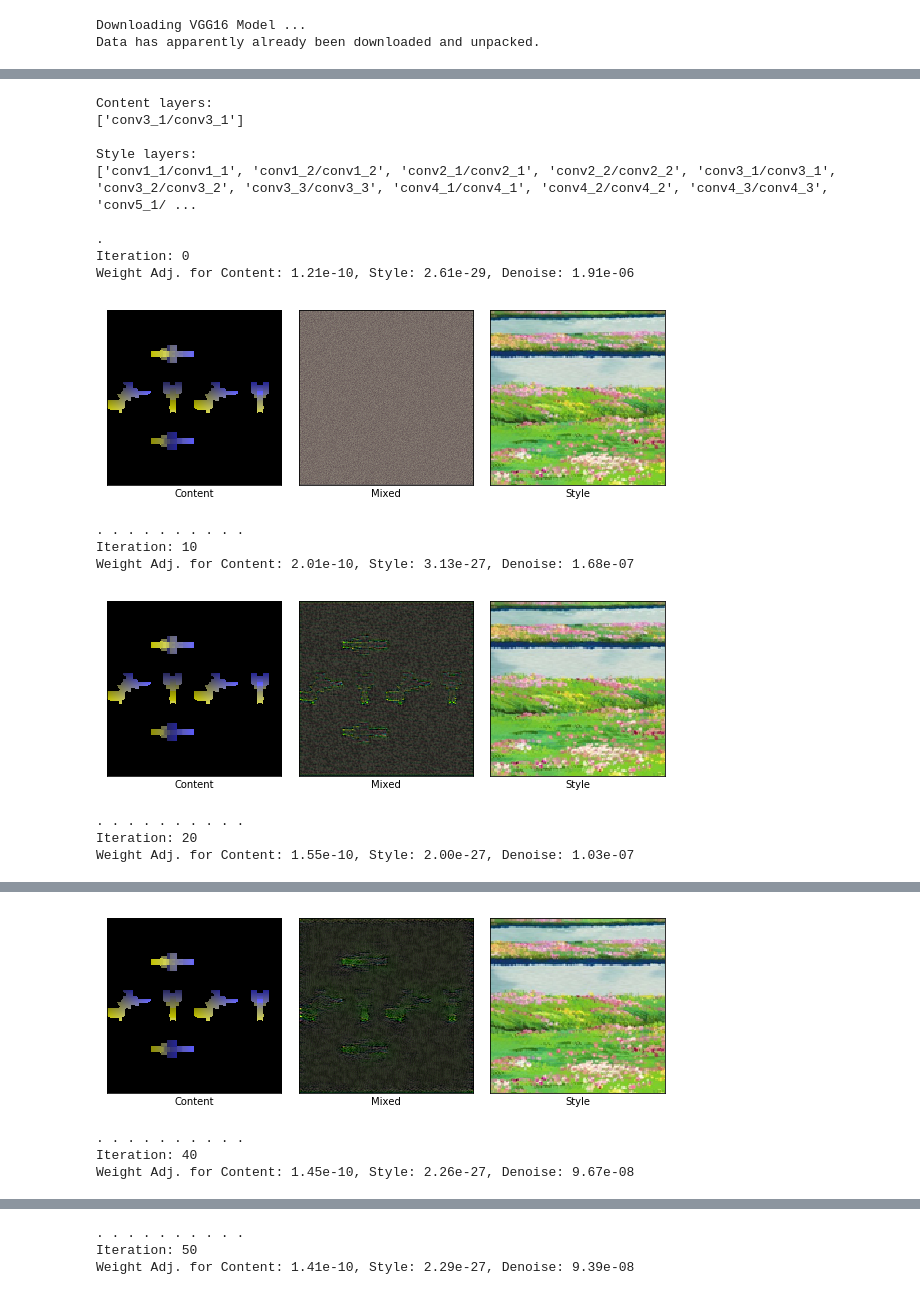
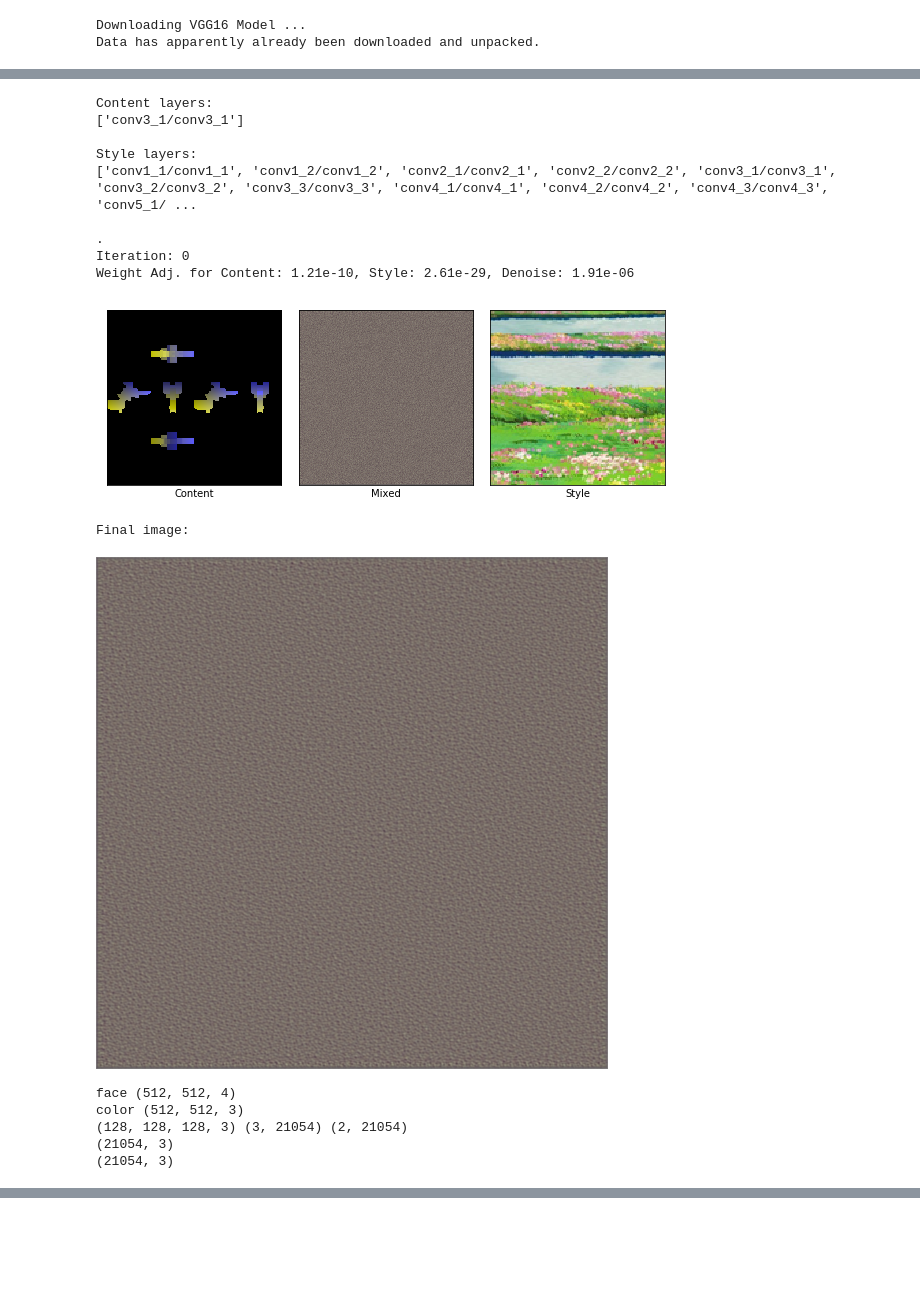
Before and after one commit to mkteh95/tf_3d_texturization, a Jupyter notebook: Grid.ipynb, the cells around one changed output, grey strips where cells are left out. Cells and saved outputs as stored; diff of their text form; code cells hidden in the pictures; blank space fills up the shorter version.

```diff
--- a/Grid.ipynb
+++ b/Grid.ipynb
@@ -501,6 +503,7 @@ def style_transfer(content_image, style_image,
 
     # The mixed-image is initialized with random noise.
     # It is the same size as the content-image.f
+    mixed_image = np.random.rand(*content_image.shape) + 128
 
     for i in range(num_iterations):
         # Create a feed-dict with the mixed-image.
@@ -593,40 +596,40 @@ def make_grid(face):
 
 fcolors = make_grid(face_colors)
 np.expand_dims(fcolors, axis=0)
 figNew = plt.figure()
 plt.imshow(fcolors)
 plt.show()
 
 fmaps = make_grid(face_maps)
 
 fcolors = style_transfer(content_image=fcolors,
                      style_image=style_image,
                      content_layer_ids=content_layer_ids,
                      style_layer_ids=style_layer_ids,
-                     weight_content=5.0,
-                     weight_style=100.0,
+                     weight_content=.6,
+                     weight_style=0.4,
                      weight_denoise=0.3,
-                     num_iterations=200,
+                     num_iterations=1,
                      step_size=10.0)
 colors = generate_voxel_colors([fcolors], [fmaps], voxel.shape)
 plot_2d_faces([fcolors])
 plot_3d_voxel(voxel.transpose((2,0,1)), colors.transpose((2,0,1,3)))
 # %% [output]
 [figure]
 Content layers:
 ['conv3_1/conv3_1']
 
 Style layers:
 ['conv1_1/conv1_1', 'conv1_2/conv1_2', 'conv2_1/conv2_1', 'conv2_2/conv2_2', 'conv3_1/conv3_1', 'conv3_2/conv3_2', 'conv3_3/conv3_3', 'conv4_1/conv4_1', 'conv4_2/conv4_2', 'conv4_3/conv4_3', 'conv5_1/ ...
 
 .
 Iteration: 0
 Weight Adj. for Content: 1.21e-10, Style: 2.61e-29, Denoise: 1.91e-06
 [figure]
-. . . . . . . . . .
-Iteration: 10
-Weight Adj. for Content: 2.01e-10, Style: 3.13e-27, Denoise: 1.68e-07
+Final image:
-[figure, old version]
+[figure, new version]
-. . . . . . . . . .
-Iteration: 20
-Weight Adj. for Content: 1.55e-10, Style: 2.00e-27, Denoise: 1.03e-07
+face (512, 512, 4)
+color (512, 512, 3)
+(128, 128, 128, 3) (3, 21054) (2, 21054)
+(21054, 3)
+(21054, 3)
@@ -637,4 +639,0 @@ Weight Adj. for Content: 1.49e-10, Style: 2.18e-27, Denoise: 9.96e-08
-[figure, old version]
-. . . . . . . . . .
-Iteration: 40
-Weight Adj. for Content: 1.45e-10, Style: 2.26e-27, Denoise: 9.67e-08
@@ -642,3 +639,0 @@ Weight Adj. for Content: 1.45e-10, Style: 2.26e-27, Denoise: 9.67e-08
-. . . . . . . . . .
-Iteration: 50
-Weight Adj. for Content: 1.41e-10, Style: 2.29e-27, Denoise: 9.39e-08
```
Also changed, not shown: parts of 2 cells of this notebook, 1 other file.
